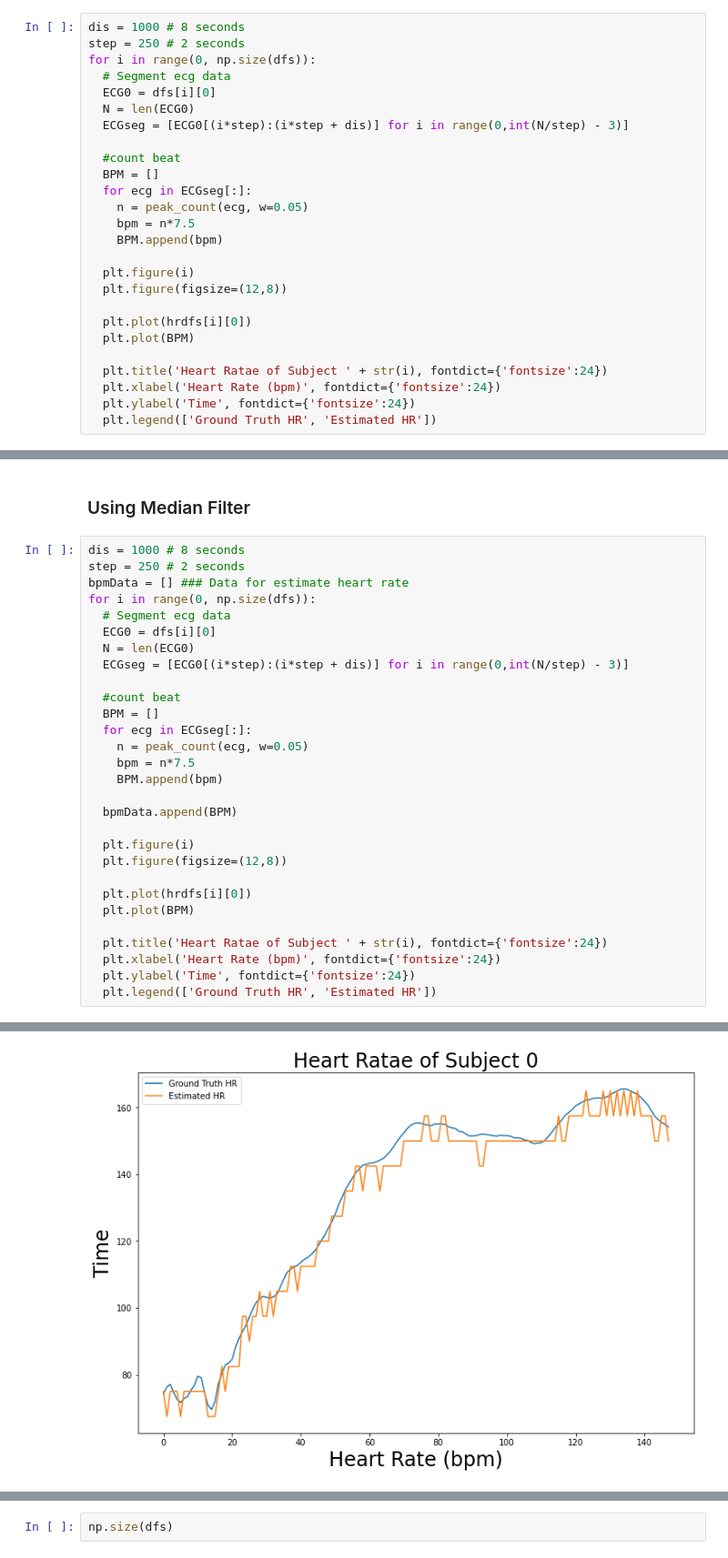
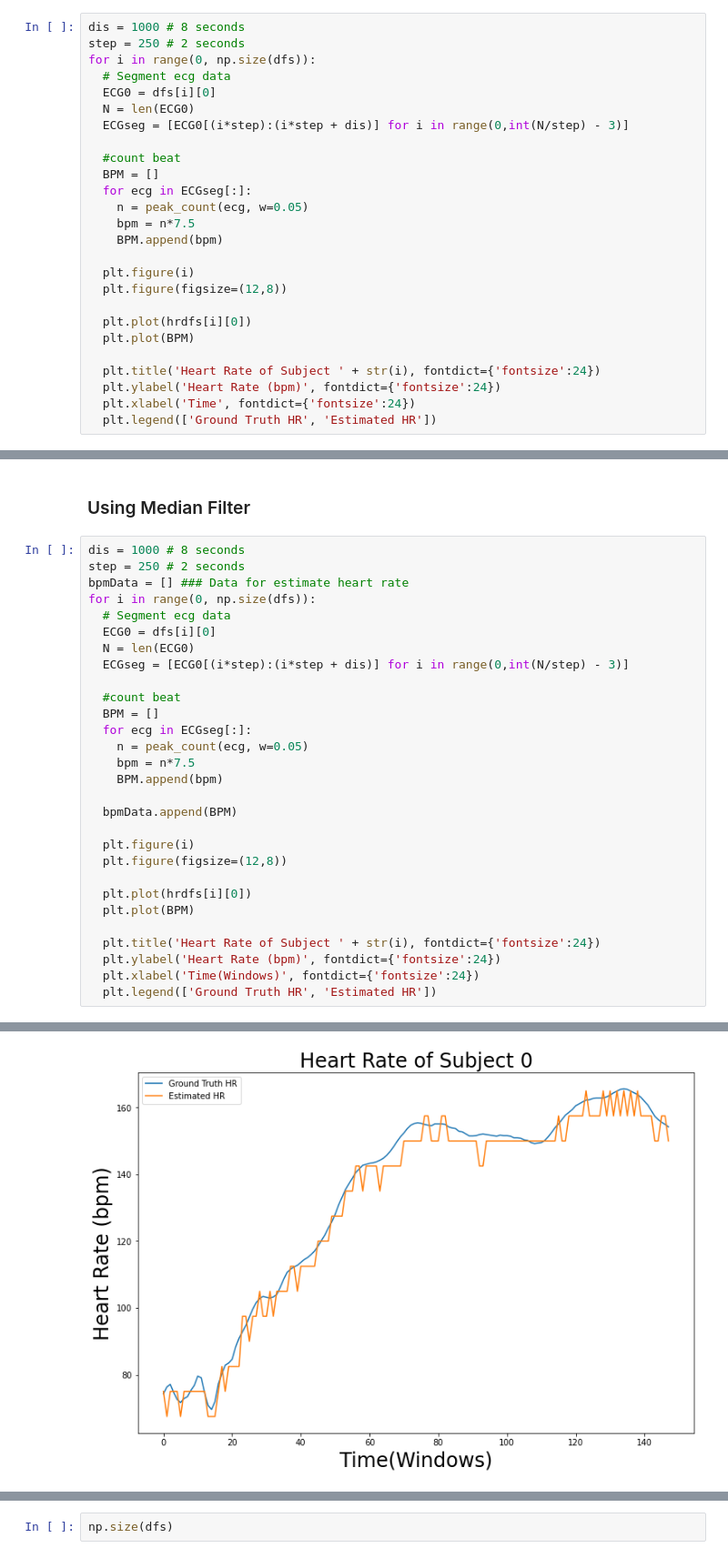
Before and after one commit to LongNguyen1984/TimeSeriesWithPython, a Jupyter notebook: HR_DNN.ipynb, the cells around one changed output, grey strips where cells are left out. Shown at 91% size. Saved outputs shown, nothing was run; the diff lists cells and outputs as text.

```diff
--- a/HR_DNN.ipynb
+++ b/HR_DNN.ipynb
@@ -548,9 +548,9 @@ for i in range(0, np.size(dfs)):
   plt.plot(hrdfs[i][0])
   plt.plot(BPM)
 
-  plt.title('Heart Ratae of Subject ' + str(i), fontdict={'fontsize':24})
-  plt.xlabel('Heart Rate (bpm)', fontdict={'fontsize':24})
-  plt.ylabel('Time', fontdict={'fontsize':24})
+  plt.title('Heart Rate of Subject ' + str(i), fontdict={'fontsize':24})
+  plt.ylabel('Heart Rate (bpm)', fontdict={'fontsize':24})
+  plt.xlabel('Time', fontdict={'fontsize':24})
   plt.legend(['Ground Truth HR', 'Estimated HR'])
 # %% [output]
 <Figure size 432x288 with 0 Axes>
@@ -571,32 +571,32 @@ for i in range(0, np.size(dfs)):
 # %%
 dis = 1000 # 8 seconds
 step = 250 # 2 seconds
 bpmData = [] ### Data for estimate heart rate
 for i in range(0, np.size(dfs)):
   # Segment ecg data
   ECG0 = dfs[i][0]
   N = len(ECG0)
   ECGseg = [ECG0[(i*step):(i*step + dis)] for i in range(0,int(N/step) - 3)]
 
   #count beat
   BPM = []
   for ecg in ECGseg[:]:
     n = peak_count(ecg, w=0.05)
     bpm = n*7.5
     BPM.append(bpm)
 
   bpmData.append(BPM)
 
   plt.figure(i)
   plt.figure(figsize=(12,8))
 
   plt.plot(hrdfs[i][0])
   plt.plot(BPM)
 
-  plt.title('Heart Ratae of Subject ' + str(i), fontdict={'fontsize':24})
-  plt.xlabel('Heart Rate (bpm)', fontdict={'fontsize':24})
-  plt.ylabel('Time', fontdict={'fontsize':24})
+  plt.title('Heart Rate of Subject ' + str(i), fontdict={'fontsize':24})
+  plt.ylabel('Heart Rate (bpm)', fontdict={'fontsize':24})
+  plt.xlabel('Time(Windows)', fontdict={'fontsize':24})
   plt.legend(['Ground Truth HR', 'Estimated HR'])
 # %% [output]
 <Figure size 432x288 with 0 Axes>
-[figure, old version]
+[figure, new version]
```
Also changed, not shown: parts of 17 cells of this notebook.
